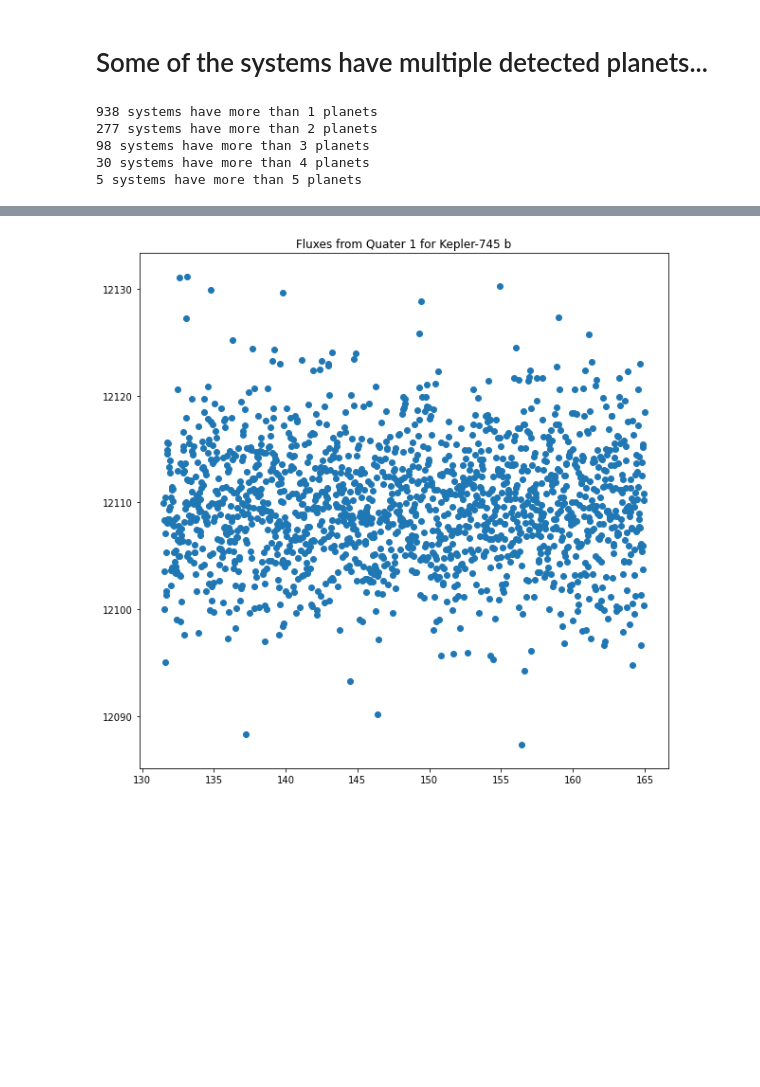
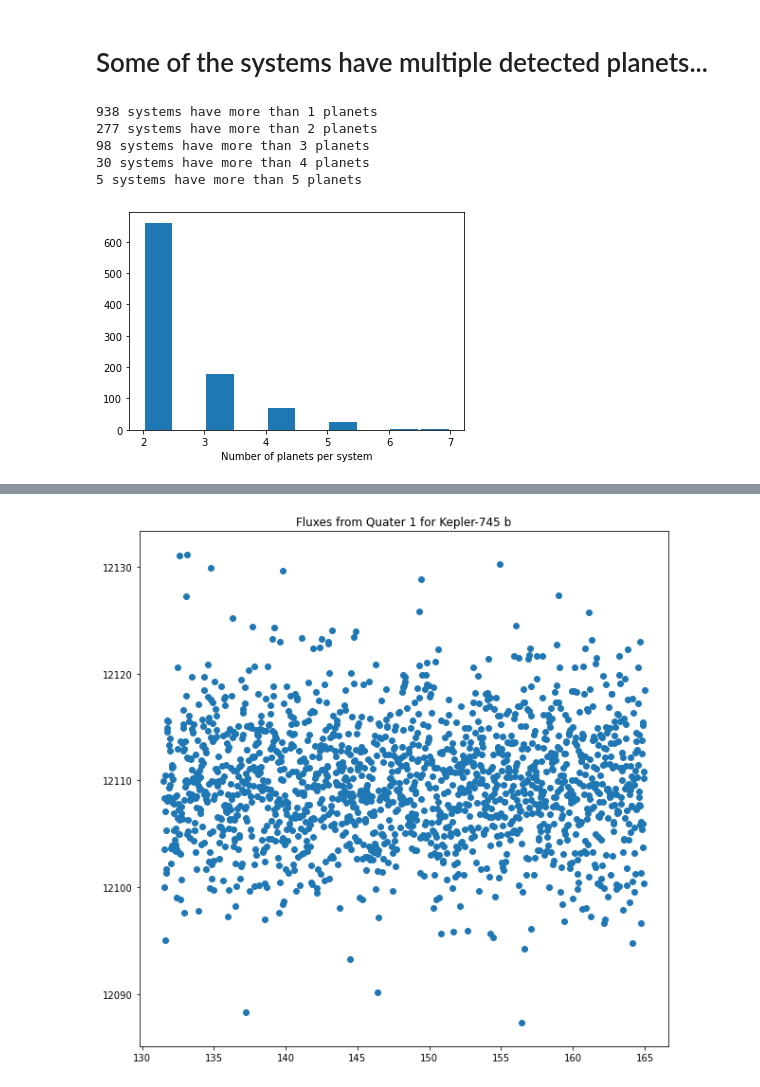
Before and after one commit to JC4DM4N/MLP_Kepler, a Jupyter notebook: useful_files/explore_data.ipynb, the cells around one changed output, grey strips where cells are left out. Saved outputs shown, nothing was run; the diff lists cells and outputs as text; code cells hidden in the pictures; blank space fills up the shorter version.

```diff
--- a/useful_files/explore_data.ipynb
+++ b/useful_files/explore_data.ipynb
@@ -244,14 +235,19 @@ plt.show()
 # %%
 nplanets = data.groupby(data.kepid).count()
 
 print('%i systems have more than 1 planets' %(nplanets.kepoi_name>1).sum())
 print('%i systems have more than 2 planets' %(nplanets.kepoi_name>2).sum())
 print('%i systems have more than 3 planets' %(nplanets.kepoi_name>3).sum())
 print('%i systems have more than 4 planets' %(nplanets.kepoi_name>4).sum())
 print('%i systems have more than 5 planets' %(nplanets.kepoi_name>5).sum())
+
+plt.hist(nplanets.kepoi_name[nplanets.kepoi_name>1],rwidth=0.9)
+plt.xlabel('Number of planets per system')
+plt.show()
 # %% [output]
 938 systems have more than 1 planets
 277 systems have more than 2 planets
 98 systems have more than 3 planets
 30 systems have more than 4 planets
 5 systems have more than 5 planets
+[figure, added]
```
Also changed, not shown: parts of 28 cells of this notebook, 2 other files.
